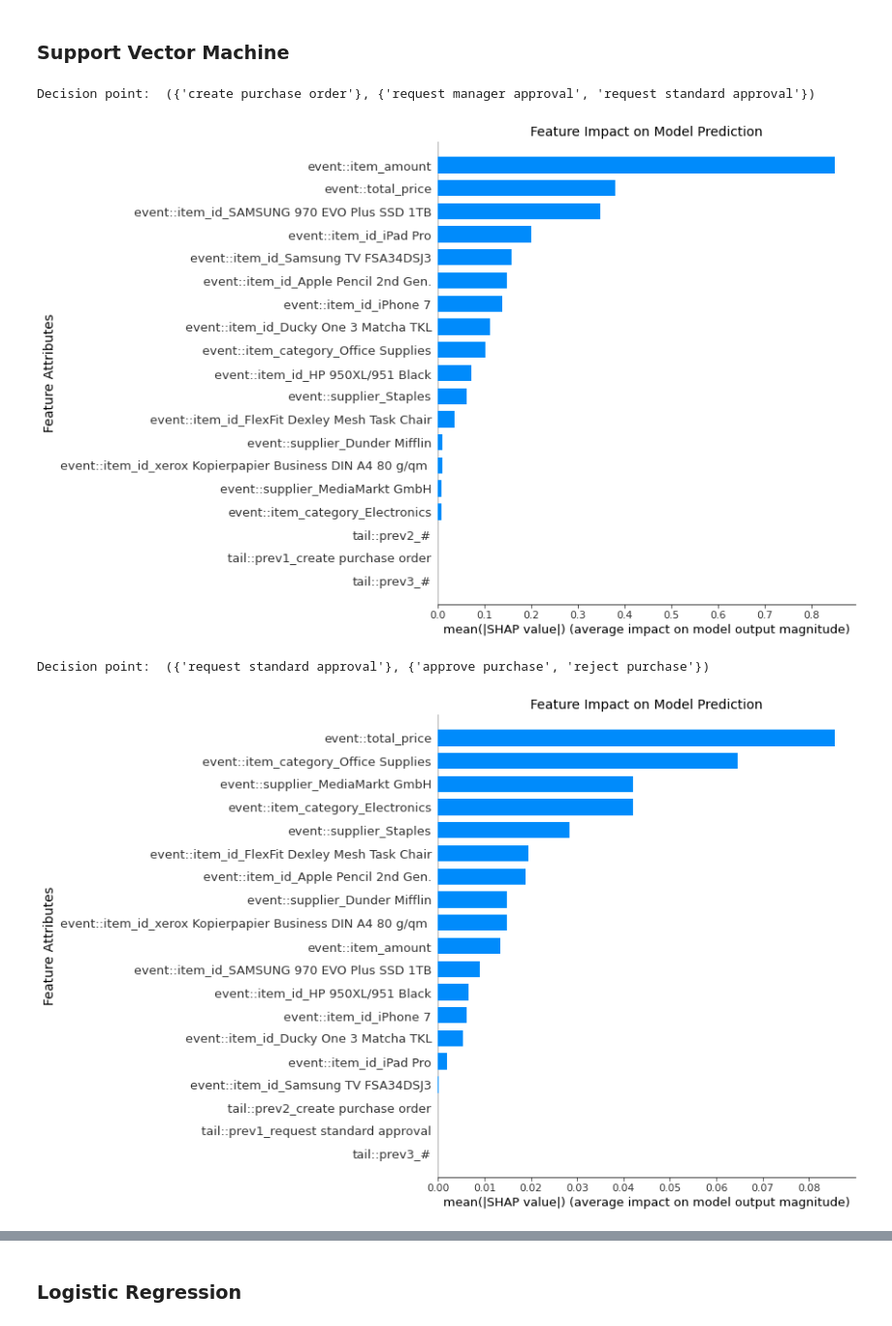
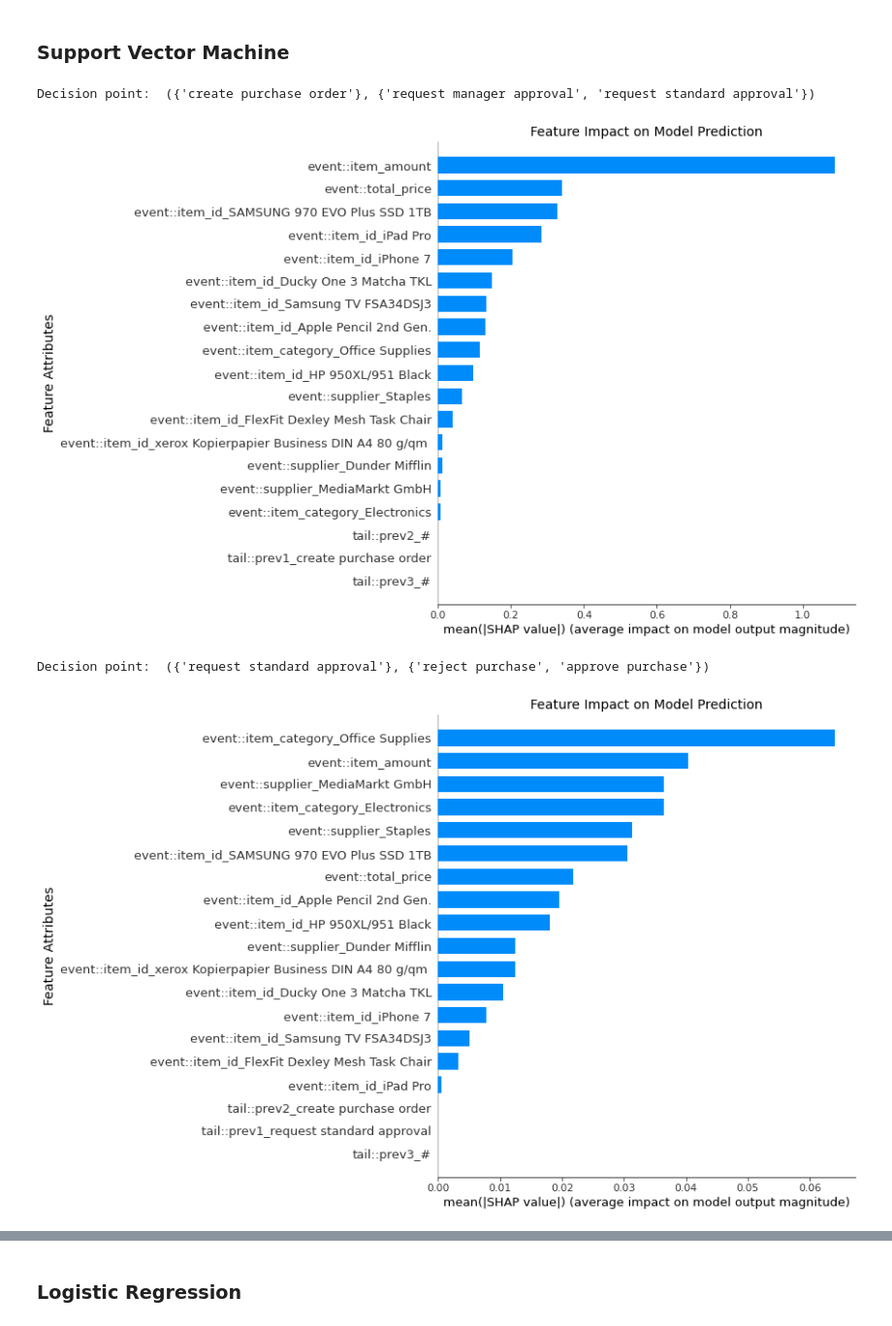
Before and after one commit to aarkue/eXdpn, a Jupyter notebook: qualitative_analysis/qualitative_analysis_base.ipynb, the cells around one changed output, grey strips where cells are left out. Shown at 97% size. Drawn from its saved outputs; the diff is of its cells as text; code cells hidden in the pictures.

```diff
--- a/qualitative_analysis/qualitative_analysis_base.ipynb
+++ b/qualitative_analysis/qualitative_analysis_base.ipynb
@@ -117,18 +122,18 @@ Decision point:  ({'request manager approval'}, {'manager reject purchase', 'man
 print("Decision point: ", decision_points[0])
 svm_guard = dpn_base.guard_manager_per_place[decision_points[0]].guards_list[ML_Technique.SVM]
 if svm_guard.is_explainable():
-    svm_guard.get_explainable_representation()
+    svm_guard.get_explainable_representation(dpn_base.guard_manager_per_place[decision_points[0]].X_test)
 # %% [output]
 Decision point:  ({'create purchase order'}, {'request manager approval', 'request standard approval'})
-[figure, old version]
+[figure, new version]
 # %%
 print("Decision point: ", decision_points[1])
 svm_guard = dpn_base.guard_manager_per_place[decision_points[1]].guards_list[ML_Technique.SVM]
 if svm_guard.is_explainable():
-    svm_guard.get_explainable_representation()
+    svm_guard.get_explainable_representation(dpn_base.guard_manager_per_place[decision_points[1]].X_test)
 # %% [output]
-Decision point:  ({'request standard approval'}, {'approve purchase', 'reject purchase'})
+Decision point:  ({'request standard approval'}, {'reject purchase', 'approve purchase'})
-[figure, old version]
+[figure, new version]
 # %%
 print("Decision point: ", decision_points[2])
 svm_guard = dpn_base.guard_manager_per_place[decision_points[2]].guards_list[ML_Technique.SVM]
```
Also changed, not shown: parts of 14 cells of this notebook, 4 other files.
